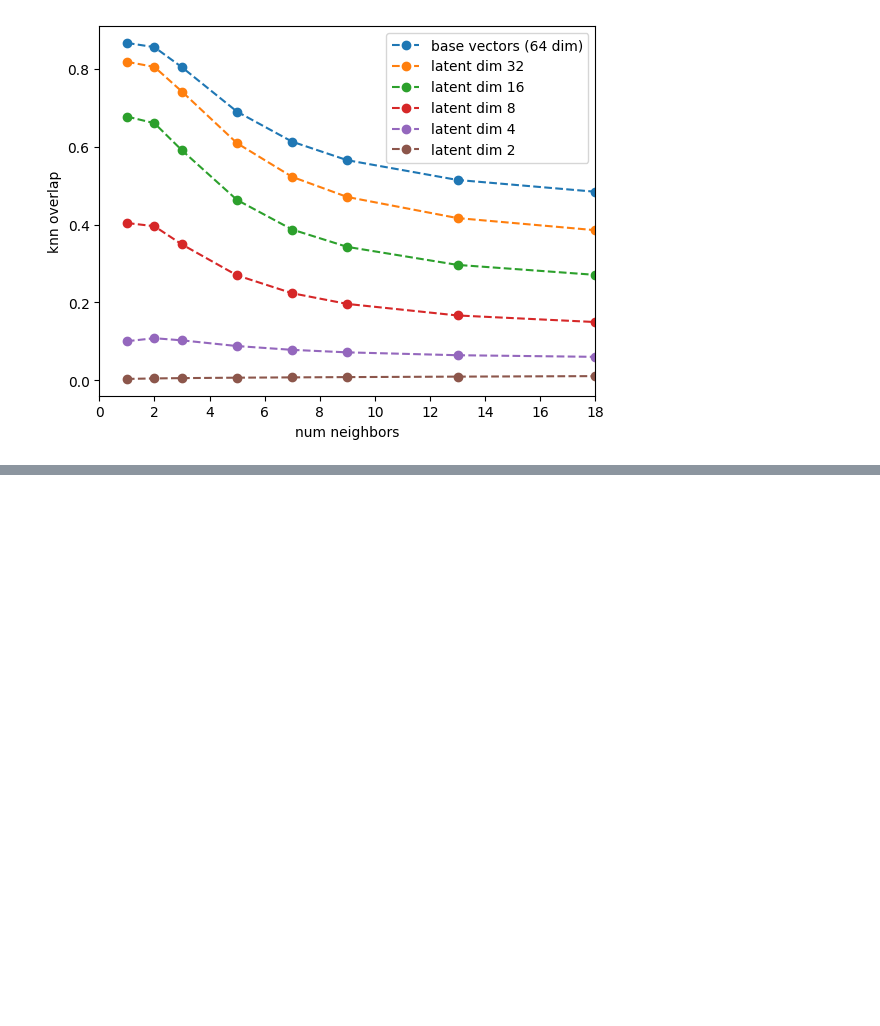
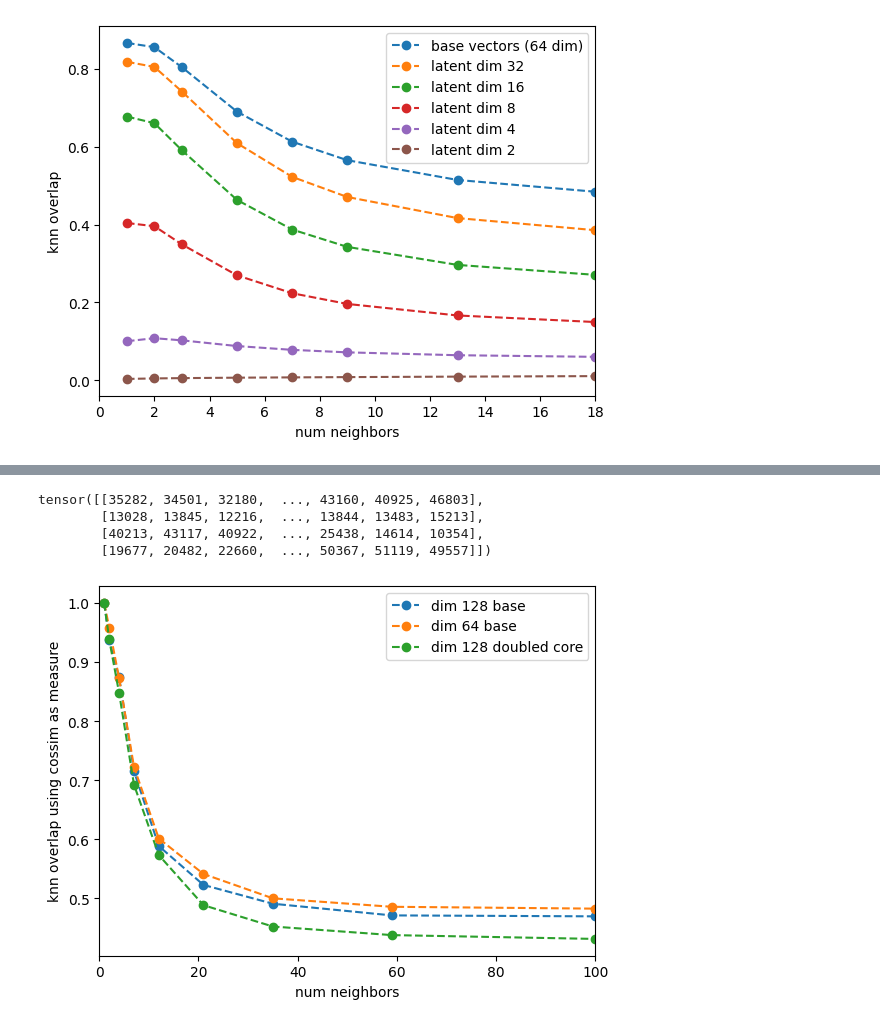
Before and after one commit to NathanSoeding/sensorium, a Jupyter notebook: small_readout_vectors/knn_consistency.ipynb, the cells around one changed output, grey strips where cells are left out. Cells and saved outputs as stored; diff of their text form; code cells hidden in the pictures; blank space fills up the shorter version.

```diff
--- a/small_readout_vectors/knn_consistency.ipynb
+++ b/small_readout_vectors/knn_consistency.ipynb
@@ -284,0 +280,2 @@ plt.show()
+# %%
+f_norm = f / torch.norm(f, dim=1, keepdim=True)
@@ -284,0 +307,7 @@ plt.show()
+# %%
+neighbors[1:5]
+# %% [output]
+tensor([[35282, 34501, 32180,  ..., 43160, 40925, 46803],
+        [13028, 13845, 12216,  ..., 13844, 13483, 15213],
+        [40213, 43117, 40922,  ..., 25438, 14614, 10354],
+        [19677, 20482, 22660,  ..., 50367, 51119, 49557]])
@@ -284,0 +332,44 @@ plt.show()
+# %%
+def get_cossim_curve(k_range, all_features, n=100):
+    idcs = np.random.permutation(all_features[0].shape[0])[:n]
+
+    knns = []
+    for features in all_features:
+        f_norm = features / torch.norm(features, dim=1, keepdim=True)
+        cossim = (
+            (f_norm[None, :, :] * f_norm[idcs, None, :])
+            .sum(dim=-1)
+        )
+        neighbors = cossim.argsort(dim=1).flip(dims=[1])
+        knns.append(neighbors[1:(k_range[-1] + 1)])
+
+
+    #for leniency in leniency_range:
+    N=all_features[0].shape[0]
+    curve = (
+        cos_knn_consistency(knns[0], knns[1], N=N, ks=k_range)
+        + cos_knn_consistency(knns[0], knns[2], N=N, ks=k_range)
+        + cos_knn_consistency(knns[1], knns[2], N=N, ks=k_range)
+    ) / 3
+
+    #consistencies_dict[leniency] = avg_curve
+    return curve
+# %%
+k_range = np.unique(np.geomspace(1, 100, num=10, dtype=int))
+cossim_curve_128 = get_cossim_curve(k_range, features_128, n=1000)
+cossim_curve_64 = get_cossim_curve(k_range, features_64, n=1000)
+cossim_curve_overcomplete = get_cossim_curve(k_range, features_overcomplete, n=1000)
+# %%
+curves = [cossim_curve_128, cossim_curve_64, cossim_curve_overcomplete]
+labels = ['dim 128 base', 'dim 64 base', 'dim 128 doubled core']
+for curve, label in zip(curves, labels):
+    plt.plot(k_range, curve, ls='--', marker='o', label=label)
+
+plt.legend()
+plt.xlabel('num neighbors')
+plt.ylabel('knn overlap using cossim as measure')
+plt.xlim(0, 100)
+plt.savefig('plots/knn_overlap_cossim.png')
+plt.show()
+# %% [output]
+[figure, added]
```
Also changed, not shown: parts of 50 cells of this notebook, 3 other files.
